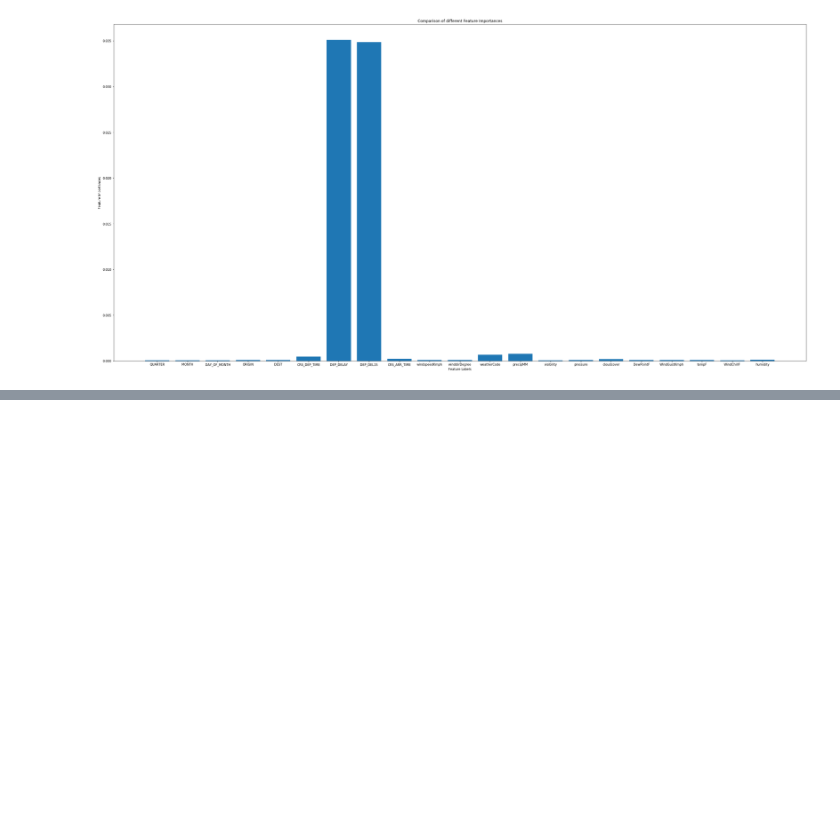
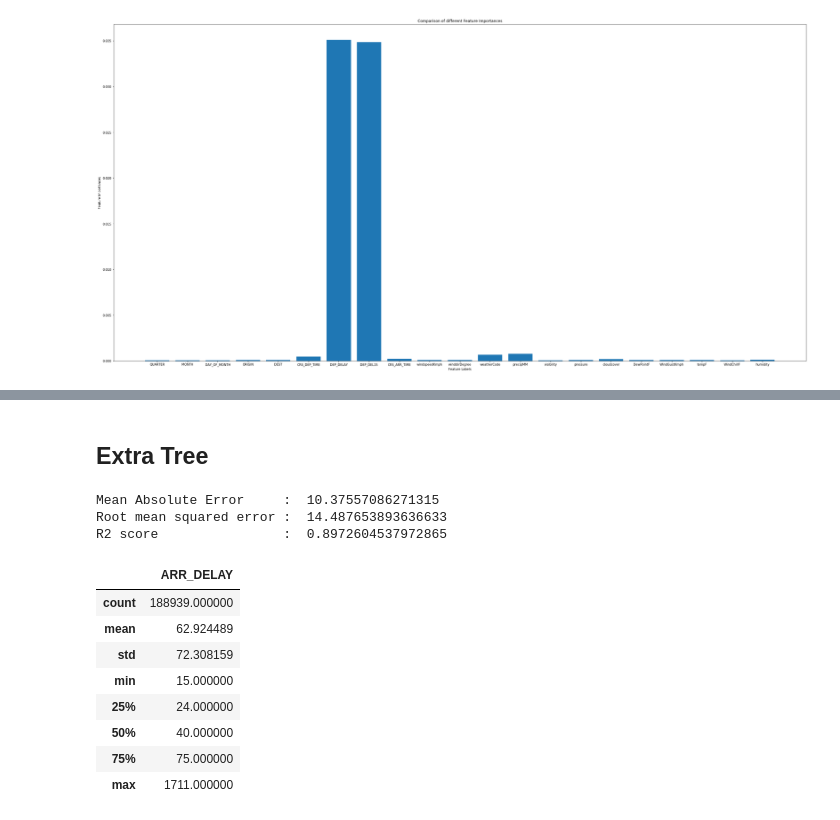
Before and after one commit to rishivar/Flight-Delay-Prediction, a Jupyter notebook: Module 3.ipynb, the cells around one changed output, grey strips where cells are left out. Cells and saved outputs as stored; diff of their text form; code cells hidden in the pictures; blank space fills up the shorter version.

```diff
--- a/Module 3.ipynb
+++ b/Module 3.ipynb
@@ -206,0 +206,9 @@ plt.show()
+# %%
+df = pd.read_csv('final.csv')
+tdf = pd.read_csv('pipeline.csv')
+
+tdf['ARR_DELAY'] = np.array(df[df['YEAR']==2017]['ARR_DELAY'])
+tdf = tdf.drop(['ARR_DEL15'],1)
+
+X = tdf.drop(['ARR_DELAY'],1)
+y = tdf['ARR_DELAY']
@@ -206,0 +271,37 @@ plt.show()
+# %% [markdown]
+## Extra Tree
+# %%
+etr = ExtraTreesRegressor(n_estimators=150)
+etr.fit(x_train,y_train)
+pred = etr.predict(x_test)
+
+mse = mean_squared_error(y_test, pred)
+r2 = r2_score(y_test , pred)
+mae = mean_absolute_error(y_test, pred)
+
+print('Mean Absolute Error     : ', mae)
+print('Root mean squared error : ', np.sqrt(mse))
+print('R2 score                : ', r2)
+# %% [output]
+Mean Absolute Error     :  10.37557086271315
+Root mean squared error :  14.487653893636633
+R2 score                :  0.8972604537972865
+# %%
+train = df[df['YEAR']==2016]
+x_train = train.drop("ARR_DELAY", axis = 1)
+y_train = train["ARR_DELAY"]
+
+test = df[df['YEAR']==2017]
+x_test = test.drop("ARR_DELAY", axis = 1)
+y_test = test["ARR_DELAY"]
+
+clf = GradientBoostingRegressor(n_estimators=150)
+clf.fit(x_train, y_train)
+pred = clf.predict(x_test)
+
+mse = mean_squared_error(y_test, pred)
+r2 = r2_score(y_test , pred)
+mae = mean_absolute_error(y_test, pred)
+# %%
+tmp1= pd.DataFrame(y_test)
+tmp2= pd.DataFrame(pred)
@@ -206,0 +315,12 @@ plt.show()
+# %%
+tmp1.describe()
+# %% [output]
+|  | ARR_DELAY |
+| count | 188939.000000 |
+| mean | 62.924489 |
+| std | 72.308159 |
+| min | 15.000000 |
+| 25% | 24.000000 |
+| 50% | 40.000000 |
+| 75% | 75.000000 |
+| max | 1711.000000 |
```
Also changed, not shown: parts of 15 cells of this notebook, 4 other files.
